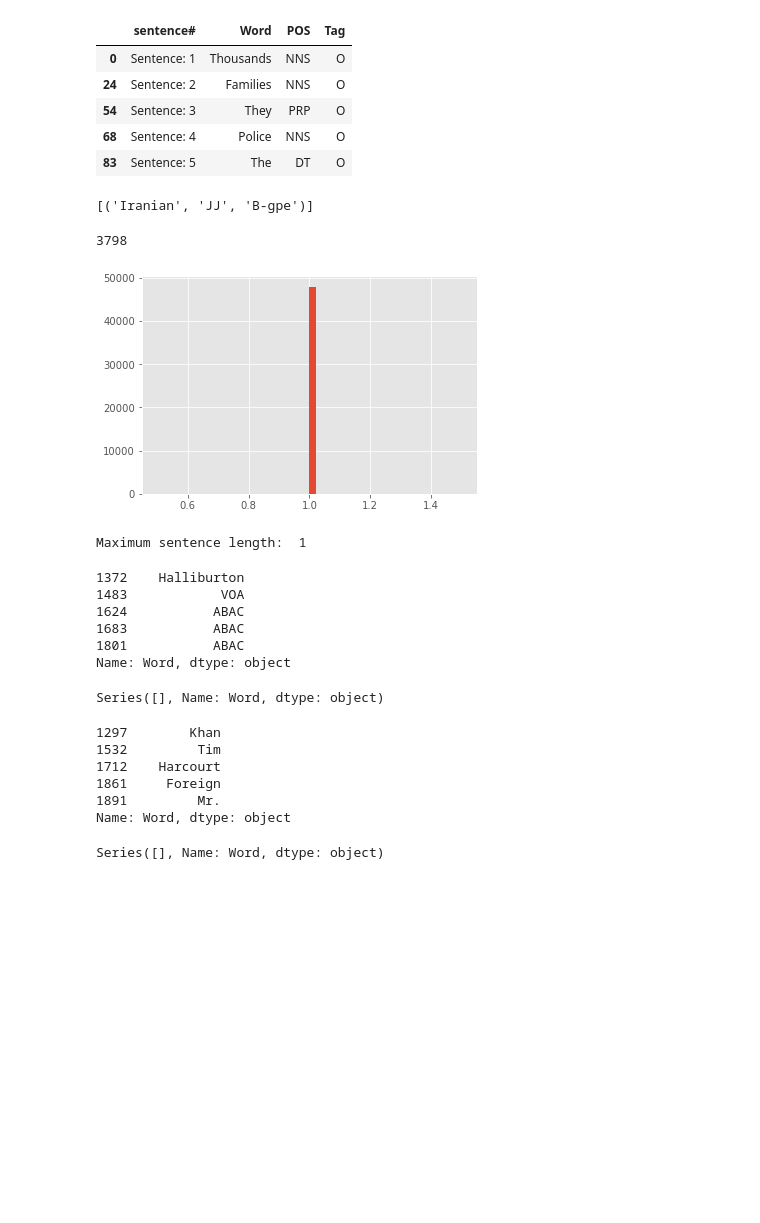
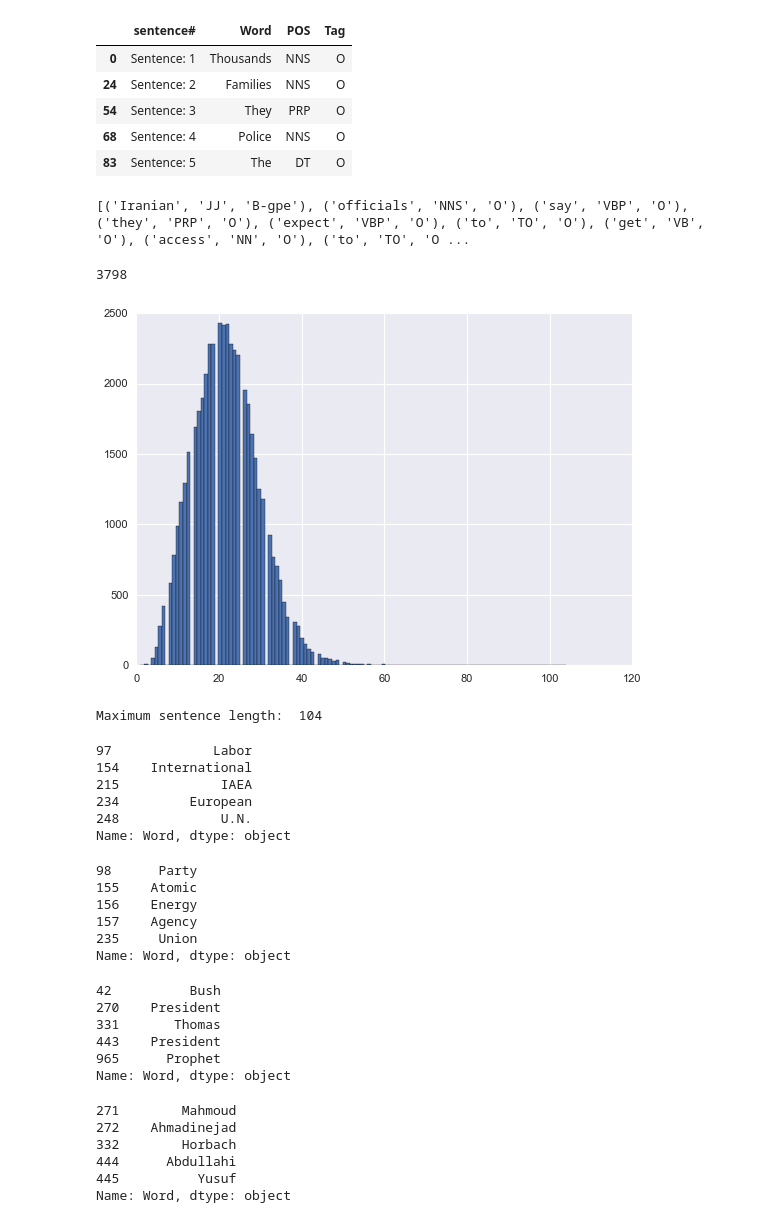
Before and after one commit to Hanley-ABC/MachineLearning, a Jupyter notebook: code/CRF/CRF_NER.ipynb, the cells around one changed output. Saved outputs shown, nothing was run; the diff lists cells and outputs as text; code cells hidden in the pictures; blank space fills up the shorter version.

```diff
--- a/code/CRF/CRF_NER.ipynb
+++ b/code/CRF/CRF_NER.ipynb
@@ -71,3 +75,5 @@ data.head()
 | 54 | Sentence: 3 | They | PRP | O |
 | 68 | Sentence: 4 | Police | NNS | O |
 | 83 | Sentence: 5 | The | DT | O |
+# %%
+df.fillna(method='ffill', inplace=True)
@@ -90,12 +116,12 @@ data.head()
 | 68 | Sentence: 4 | Police | NNS | O |
 | 83 | Sentence: 5 | The | DT | O |
 # %%
-getter = getsentence(data)
+getter = getsentence(df)
 # %%
 sentences = getter.sentences
 print(sentences[1])
 # %% [output]
-[('Iranian', 'JJ', 'B-gpe')]
+[('Iranian', 'JJ', 'B-gpe'), ('officials', 'NNS', 'O'), ('say', 'VBP', 'O'), ('they', 'PRP', 'O'), ('expect', 'VBP', 'O'), ('to', 'TO', 'O'), ('get', 'VB', 'O'), ('access', 'NN', 'O'), ('to', 'TO', 'O ...
 # %%
 words = list(set(data['Word'].values))
 n_words = len(words)
@@ -107,38 +135,48 @@ import matplotlib.pyplot as plt
 # %%
-plt.style.use('ggplot')
-plt.hist([len(s) for s in sentences], bins=50)
+plt.style.use('seaborn')
+plt.hist([len(s) for s in sentences], bins=120)
 plt.show()
 # %% [output]
-[figure, old version]
+[figure, new version]
 # %%
 maxlen = max([len(s) for s in sentences])
 print('Maximum sentence length: ', maxlen)
 # %% [output]
-Maximum sentence length:  1
+Maximum sentence length:  104
 # %%
-data.loc[data['Tag'] == 'B-org', 'Word'].head()
+df.loc[df['Tag'] == 'B-org', 'Word'].head()
 # %% [output]
-1372    Halliburton
-1483            VOA
-1624           ABAC
-1683           ABAC
-1801           ABAC
+97             Labor
+154    International
+215             IAEA
+234         European
+248             U.N.
 Name: Word, dtype: object
 # %%
-data.loc[data['Tag'] == 'I-org','Word'].head()
+df.loc[df['Tag'] == 'I-org','Word'].head()
 # %% [output]
-Series([], Name: Word, dtype: object)
+98      Party
+155    Atomic
+156    Energy
+157    Agency
+235     Union
+Name: Word, dtype: object
 # %%
-data.loc[data['Tag'] == 'B-per','Word'].head()
+df.loc[df['Tag'] == 'B-per','Word'].head()
 # %% [output]
-1297        Khan
-1532         Tim
-1712    Harcourt
-1861     Foreign
-1891         Mr.
+42          Bush
+270    President
+331       Thomas
+443    President
+965      Prophet
 Name: Word, dtype: object
 # %%
-data.loc[data['Tag'] == 'I-per','Word'].head()
+df.loc[df['Tag'] == 'I-per','Word'].head()
 # %% [output]
-Series([], Name: Word, dtype: object)
+271        Mahmoud
+272    Ahmadinejad
+332        Horbach
+444      Abdullahi
+445          Yusuf
+Name: Word, dtype: object
 # %%
```
Also changed, not shown: parts of 31 cells of this notebook.
